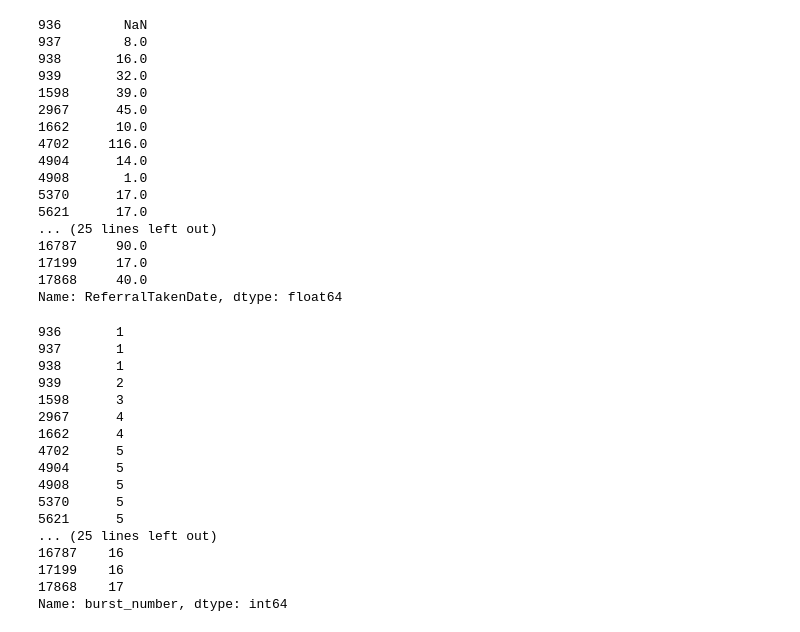
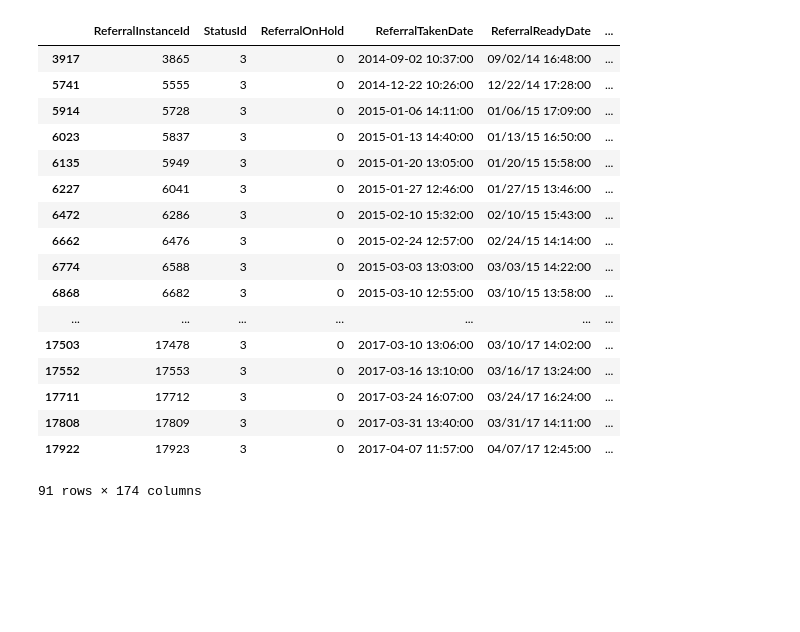
Before and after one commit to DataKind-UK/Welcome-Centre-DataCorps-Code, a Jupyter notebook: notebooks/dependency_score.ipynb, the cells around one changed output. Saved outputs shown, nothing was run; the diff lists cells and outputs as text; code cells hidden in the pictures; blank space fills up the shorter version.

```diff
--- a/notebooks/dependency_score.ipynb
+++ b/notebooks/dependency_score.ipynb
@@ -8,27 +92,29 @@ referrals['ReferralTakenDate'] = pd.to_datetime(referrals['ReferralTakenDate'])
 # %%
-test = referrals[referrals['ClientId'] == 594].sort_values('ReferralTakenDate')
+test = referrals[referrals['ClientId'] == 2890].sort_values('ReferralTakenDate')
+test
+# %% [output]
+|  | ReferralInstanceId | StatusId | ReferralOnHold | ReferralTakenDate | ReferralReadyDate | ... |
+| 3917 | 3865 | 3 | 0 | 2014-09-02 10:37:00 | 09/02/14 16:48:00 | ... |
+| 5741 | 5555 | 3 | 0 | 2014-12-22 10:26:00 | 12/22/14 17:28:00 | ... |
+| 5914 | 5728 | 3 | 0 | 2015-01-06 14:11:00 | 01/06/15 17:09:00 | ... |
+| 6023 | 5837 | 3 | 0 | 2015-01-13 14:40:00 | 01/13/15 16:50:00 | ... |
+| 6135 | 5949 | 3 | 0 | 2015-01-20 13:05:00 | 01/20/15 15:58:00 | ... |
+| 6227 | 6041 | 3 | 0 | 2015-01-27 12:46:00 | 01/27/15 13:46:00 | ... |
+| 6472 | 6286 | 3 | 0 | 2015-02-10 15:32:00 | 02/10/15 15:43:00 | ... |
+| 6662 | 6476 | 3 | 0 | 2015-02-24 12:57:00 | 02/24/15 14:14:00 | ... |
+| 6774 | 6588 | 3 | 0 | 2015-03-03 13:03:00 | 03/03/15 14:22:00 | ... |
+| 6868 | 6682 | 3 | 0 | 2015-03-10 12:55:00 | 03/10/15 13:58:00 | ... |
+| ... | ... | ... | ... | ... | ... | ... |
+| 17503 | 17478 | 3 | 0 | 2017-03-10 13:06:00 | 03/10/17 14:02:00 | ... |
+| 17552 | 17553 | 3 | 0 | 2017-03-16 13:10:00 | 03/16/17 13:24:00 | ... |
+| 17711 | 17712 | 3 | 0 | 2017-03-24 16:07:00 | 03/24/17 16:24:00 | ... |
+| 17808 | 17809 | 3 | 0 | 2017-03-31 13:40:00 | 03/31/17 14:11:00 | ... |
+| 17922 | 17923 | 3 | 0 | 2017-04-07 11:57:00 | 04/07/17 12:45:00 | ... |
+91 rows × 174 columns
 # %%
 rest_days = 28
 days = (test['ReferralTakenDate'] - test['ReferralTakenDate'].min()).dt.days
 days.diff()
-# %% [output]
-936        NaN
-937        8.0
-938       16.0
-939       32.0
-1598      39.0
-2967      45.0
-1662      10.0
-4702     116.0
-4904      14.0
-4908       1.0
-5370      17.0
-5621      17.0
-... (25 lines left out)
-16787     90.0
-17199     17.0
-17868     40.0
-Name: ReferralTakenDate, dtype: float64
 # %%
 def get_burst_number(group, rest_days):
     days = (group['ReferralTakenDate'] - group['ReferralTakenDate'].min()).dt.days
@@ -44,23 +130,3 @@ def add_burst_numbers(referrals, rest_days=28):
     return referrals
 # %%
 burst_number = add_burst_numbers(referrals,28)
-# %%
-burst_number[burst_number['ClientId'] == 594]['burst_number']
-# %% [output]
-936       1
-937       1
-938       1
-939       2
-1598      3
-2967      4
-1662      4
-4702      5
-4904      5
-4908      5
-5370      5
-5621      5
-... (25 lines left out)
-16787    16
-17199    16
-17868    17
-Name: burst_number, dtype: int64
```
Also changed, not shown: parts of 23 cells of this notebook.
